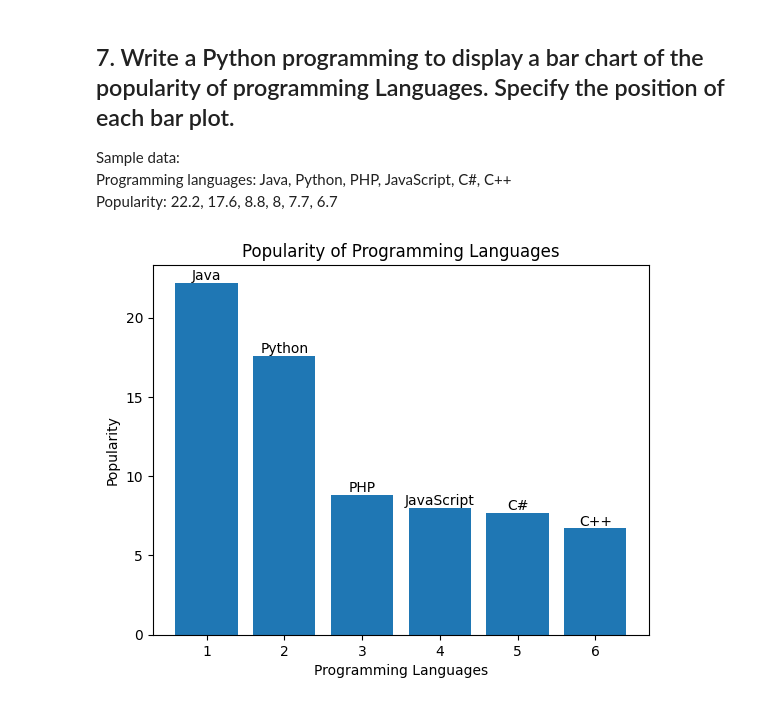
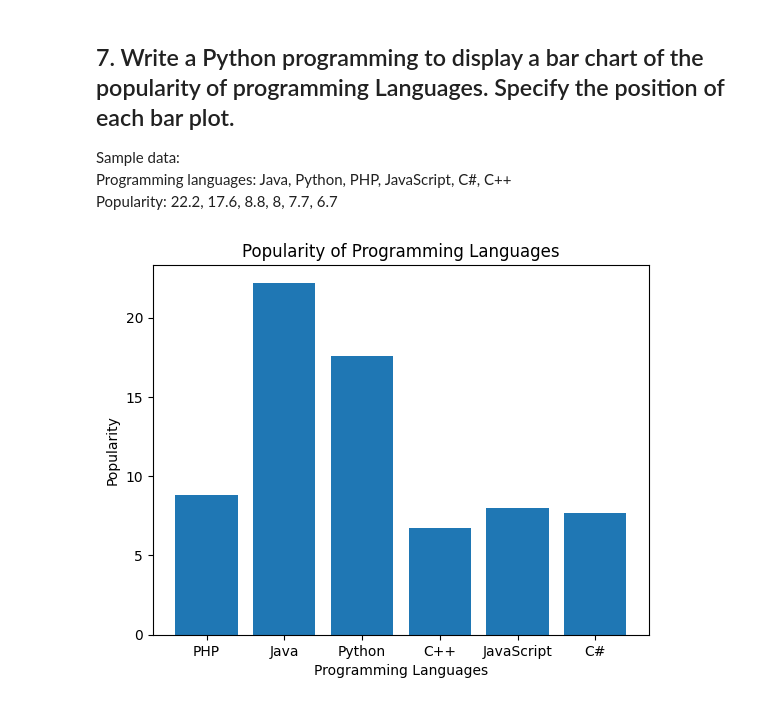
Before and after one commit to shivyelave/Python-Libraries, a Jupyter notebook: Matplotlib/matplotlib_barchart.ipynb, the cells around one changed output. Drawn from its saved outputs; the diff is of its cells as text; code cells hidden in the pictures.

```diff
--- a/Matplotlib/matplotlib_barchart.ipynb
+++ b/Matplotlib/matplotlib_barchart.ipynb
@@ -173,30 +173,30 @@ Popularity: 22.2, 17.6, 8.8, 8, 7.7, 6.7
 # %%
 import matplotlib.pyplot as plt
 import numpy as np
 
 def main():
     # Sample data
     programming_languages = ['Java', 'Python', 'PHP', 'JavaScript', 'C#', 'C++']
     popularity = [22.2, 17.6, 8.8, 8, 7.7, 6.7]
 
     # Create positions for each bar
-    positions = np.arange(1,len(programming_languages)+1)
+    positions = np.array([2,3,1,5,6,4])
 
-
-    bar = plt.bar(positions, popularity)
+    # Create the bar chart
+    plt.bar(positions, popularity)
 
     # Add labels and titles
     plt.xlabel('Programming Languages')
     plt.ylabel('Popularity')
     plt.title('Popularity of Programming Languages')
-    plt.bar_label(bar,programming_languages)
+
     # Customize x-ticks
-    plt.xticks(positions)
+    plt.xticks(positions, programming_languages)
 
     # Display the plot
     plt.show()
 
 if __name__ == '__main__':
     main()
 # %% [output]
-[figure, old version]
+[figure, new version]
```
Also changed, not shown: parts of 2 cells of this notebook.
